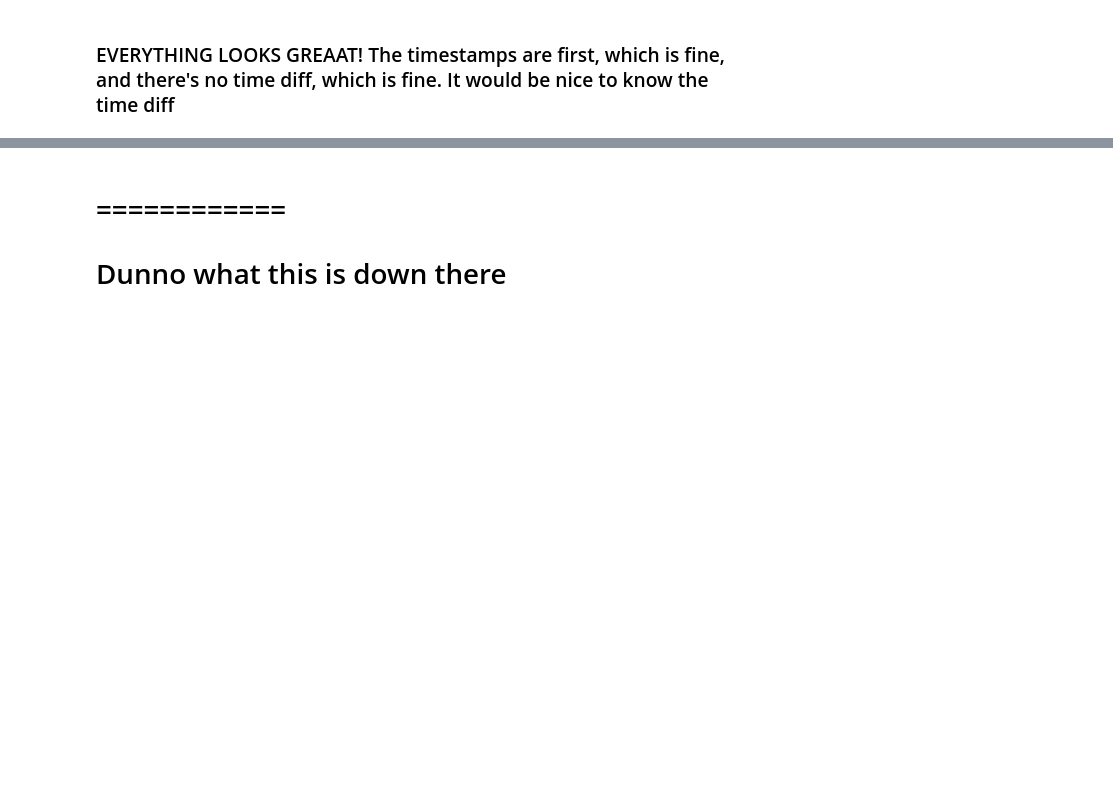
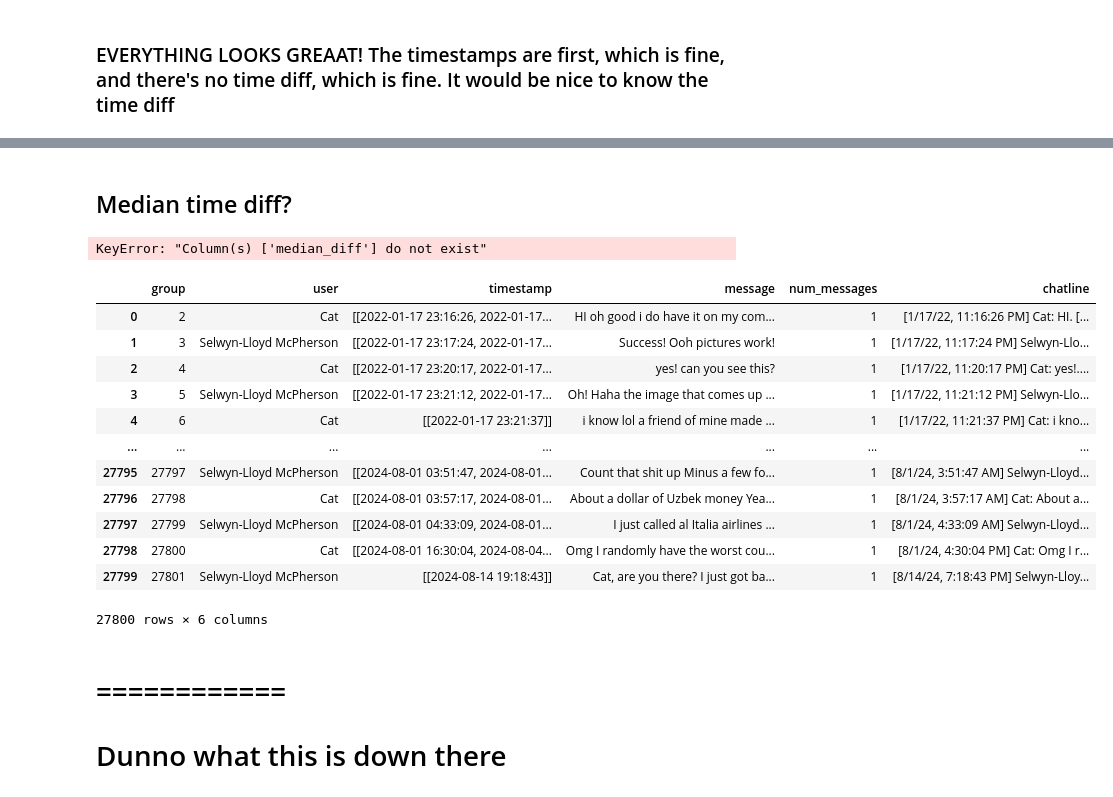
Before and after one commit to mypolopony/echolalia, a Jupyter notebook: demo.ipynb, the cells around one changed output, grey strips where cells are left out. Drawn from its saved outputs; the diff is of its cells as text; code cells hidden in the pictures; blank space fills up the shorter version.

Commit message:
handle median difference

```diff
--- a/demo.ipynb
+++ b/demo.ipynb
@@ -130,5 +130,2 @@ messages_combined
 # %% [markdown]
 ### EVERYTHING LOOKS GREAAT! The timestamps are first, which is fine, and there's no time diff, which is fine. It would be nice to know the time diff
-# %%
-# Let's try to take a median of the time_diff
-messages_combined['time_diff'] = messages_combined['timestamp'].apply(lambda x: pd.Series(x).diff().median())
@@ -170,0 +132,2 @@ messages_combined.sort_values(by=['time_diff'])
+# %% [markdown]
+## Median time diff?
@@ -171,3 +136,35 @@ messages_combined.sort_values(by=['time_diff'])
+# %%
+# Group by this new "group" column and concatenate the values in "messages"
+
+# Or is this supposed to be  without the {} and instead user='first'?
+
+
+messages_combined_with_diff = messages_combined.groupby('group', as_index=False).agg({
+    'user': 'first',                 # Take the first value of 'user' for each group
+    'timestamp': list,               # Take the first value of 'timestamp' for each group
+    'message': ' '.join,             # Concatenate the values of 'message'
+    'num_messages': 'size',          # Count the number of messages
+    'chatline': '. '.join,           # Concatenate the values of 'chatline'
+    'median_diff': median_diff       # Calculate the median time between messages
+})
+# %% [output]
+KeyError: "Column(s) ['median_diff'] do not exist"
+# %%
+messages_combined_with_diff
+# %% [output]
+|  | group | user | timestamp | message | num_messages | chatline |
+| 0 | 2 | Cat | [[2022-01-17 23:16:26, 2022-01-17... | HI oh good i do have it on my com... | 1 | [1/17/22, 11:16:26 PM] Cat: HI. [... |
+| 1 | 3 | Selwyn-Lloyd McPherson | [[2022-01-17 23:17:24, 2022-01-17... | Success! Ooh pictures work! | 1 | [1/17/22, 11:17:24 PM] Selwyn-Llo... |
+| 2 | 4 | Cat | [[2022-01-17 23:20:17, 2022-01-17... | yes! can you see this? | 1 | [1/17/22, 11:20:17 PM] Cat: yes!.... |
+| 3 | 5 | Selwyn-Lloyd McPherson | [[2022-01-17 23:21:12, 2022-01-17... | Oh! Haha the image that comes up ... | 1 | [1/17/22, 11:21:12 PM] Selwyn-Llo... |
+| 4 | 6 | Cat | [[2022-01-17 23:21:37]] | i know lol a friend of mine made ... | 1 | [1/17/22, 11:21:37 PM] Cat: i kno... |
+| ... | ... | ... | ... | ... | ... | ... |
+| 27795 | 27797 | Selwyn-Lloyd McPherson | [[2024-08-01 03:51:47, 2024-08-01... | Count that shit up Minus a few fo... | 1 | [8/1/24, 3:51:47 AM] Selwyn-Lloyd... |
+| 27796 | 27798 | Cat | [[2024-08-01 03:57:17, 2024-08-01... | About a dollar of Uzbek money Yea... | 1 | [8/1/24, 3:57:17 AM] Cat: About a... |
+| 27797 | 27799 | Selwyn-Lloyd McPherson | [[2024-08-01 04:33:09, 2024-08-01... | I just called al Italia airlines ... | 1 | [8/1/24, 4:33:09 AM] Selwyn-Lloyd... |
+| 27798 | 27800 | Cat | [[2024-08-01 16:30:04, 2024-08-04... | Omg I randomly have the worst cou... | 1 | [8/1/24, 4:30:04 PM] Cat: Omg I r... |
+| 27799 | 27801 | Selwyn-Lloyd McPherson | [[2024-08-14 19:18:43]] | Cat, are you there? I just got ba... | 1 | [8/14/24, 7:18:43 PM] Selwyn-Lloy... |
+27800 rows × 6 columns
 # %% [markdown]
 # ============
 # Dunno what this is down there
```
Also changed, not shown: parts of 6 cells of this notebook, 1 other file.
